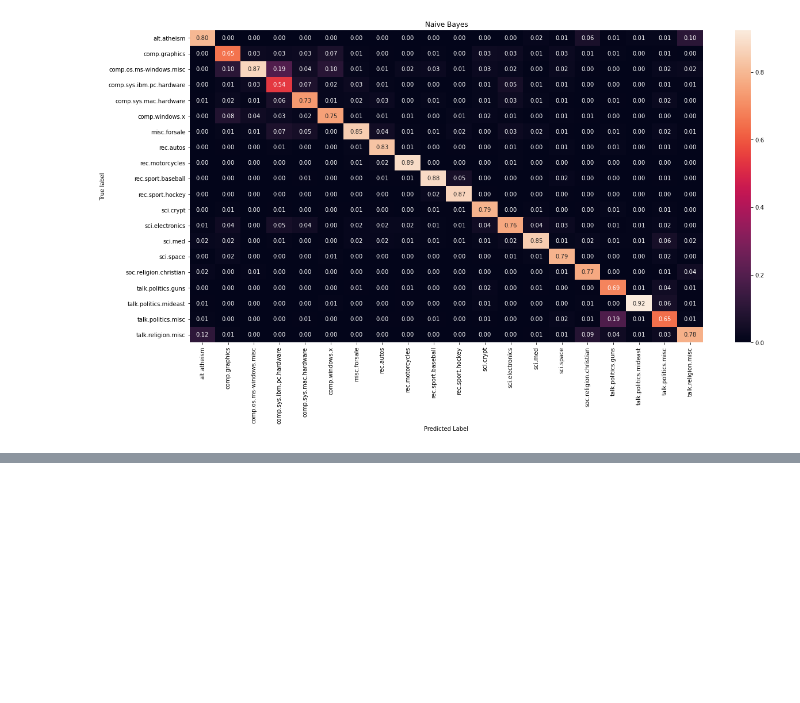
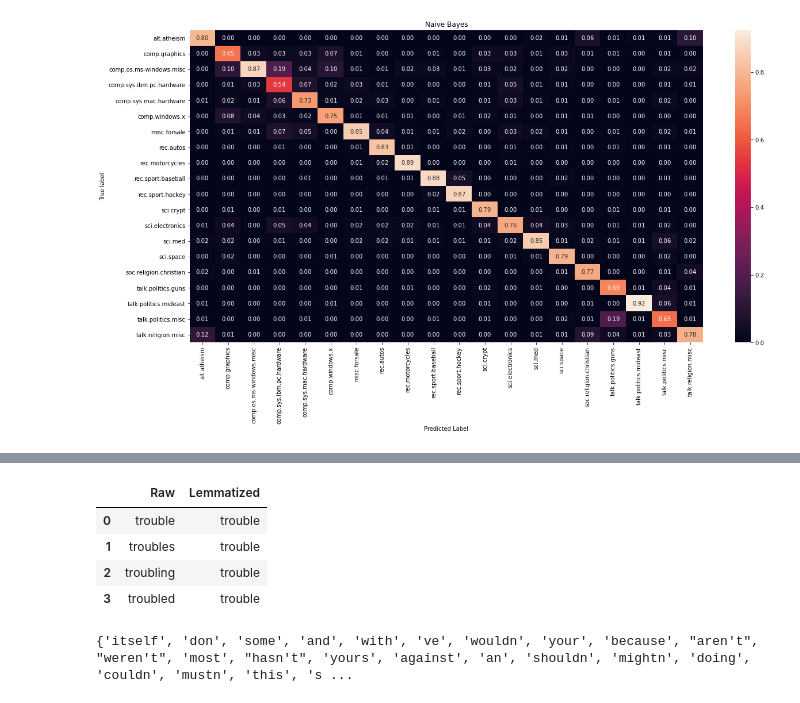
Before and after one commit to manhdung20112000/Natural-Language-Processing, a Jupyter notebook: NLP summary.ipynb, the cells around one changed output, grey strips where cells are left out. Cells and saved outputs as stored; diff of their text form; code cells hidden in the pictures; blank space fills up the shorter version.

```diff
--- a/NLP summary.ipynb
+++ b/NLP summary.ipynb
@@ -556,0 +716,15 @@ draw_confusion_matrix(predicted)
+# %%
+ex_lst = [['trouble', 'trouble'], ['troubles', 'trouble'], ['troubling', 'trouble'], ['troubled', 'trouble']]
+ex = pd.DataFrame(ex_lst, columns=['Raw', 'Lemmatized'])
+ex.head()
+# %% [output]
+|  | Raw | Lemmatized |
+| 0 | trouble | trouble |
+| 1 | troubles | trouble |
+| 2 | troubling | trouble |
+| 3 | troubled | trouble |
+# %%
+stopword = set(stopwords.words('english'))
+print(stopword)
+# %% [output]
+{'itself', 'don', 'some', 'and', 'with', 've', 'wouldn', 'your', 'because', "aren't", "weren't", 'most', "hasn't", 'yours', 'against', 'an', 'shouldn', 'mightn', 'doing', 'couldn', 'mustn', 'this', 's ...
```
Also changed, not shown: parts of 22 cells of this notebook, 11 other files.
